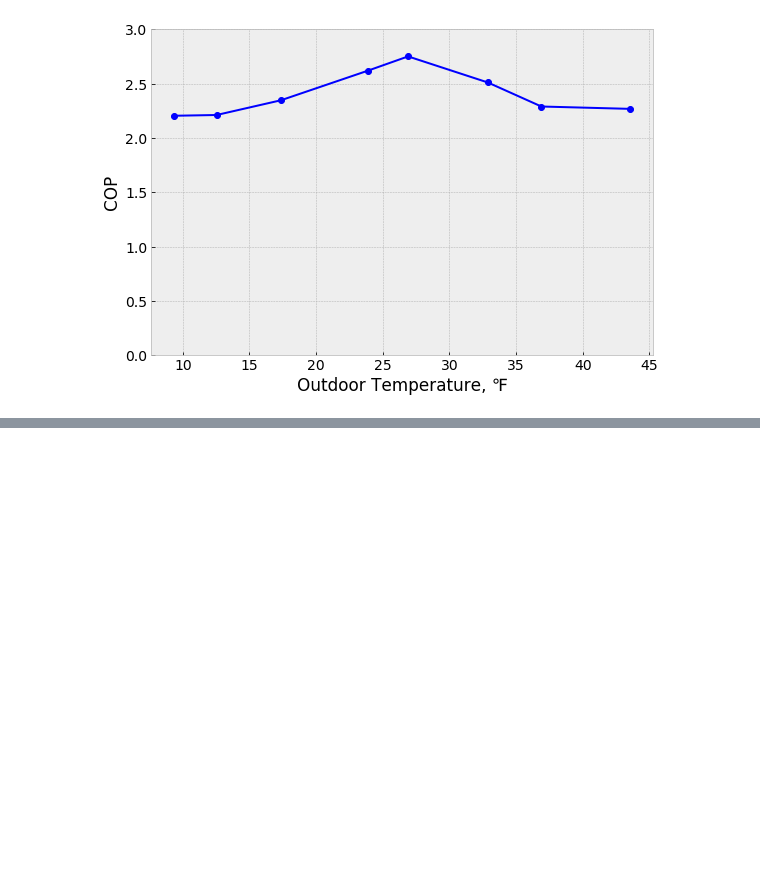
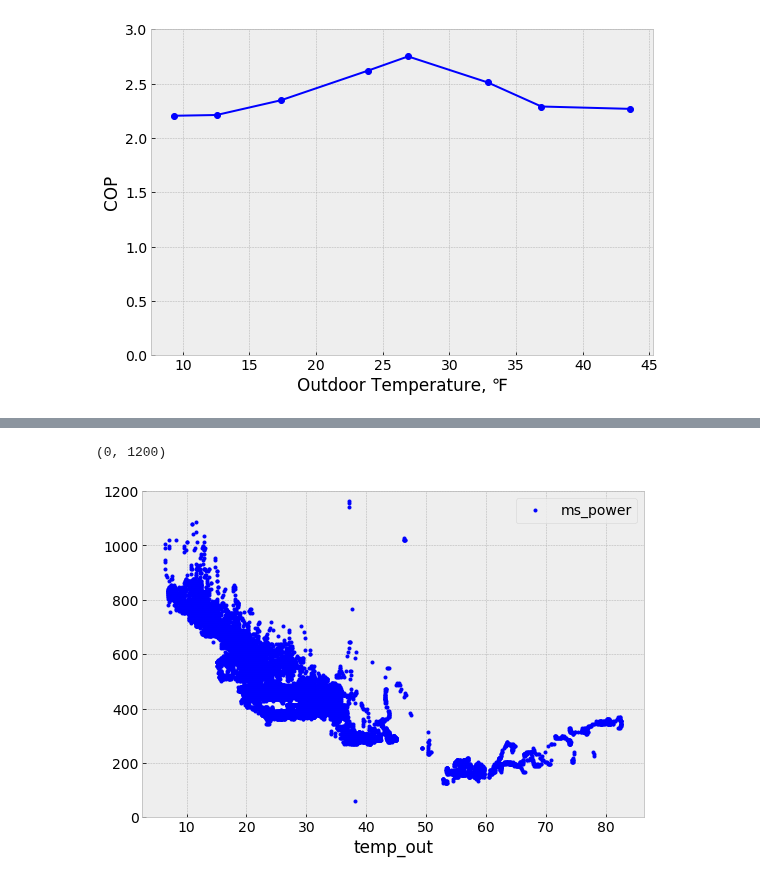
Before and after one commit to alanmitchell/heat-pump-study, a Jupyter notebook: field_studies/kaluza/kaluza.ipynb, the cells around one changed output, grey strips where cells are left out. Cells and saved outputs as stored; diff of their text form; code cells hidden in the pictures; blank space fills up the shorter version.

```diff
--- a/field_studies/kaluza/kaluza.ipynb
+++ b/field_studies/kaluza/kaluza.ipynb
@@ -383,0 +400,9 @@ dfr.to_pickle('temp_cop_kaluza.pkl')
+# %%
+dfst = df[['ms_power', 'temp_out']].copy()
+dfst_m = dfst.rolling('10min', min_periods=3).mean()
+dfst_s = dfst.rolling('10min', min_periods=3).std().drop(columns=['temp_out'])
+dfst_s.columns = ['ms_power_std']
+dfst_a = dfst.rolling('10min', min_periods=3).apply(lambda x: x[-1]).drop(columns=['temp_out'])
+dfst_a.columns = ['ms_power_actual']
+dfst = pd.concat([dfst_m, dfst_s, dfst_a], axis=1).dropna()
+dfst.head()
@@ -383,0 +416,7 @@ dfr.to_pickle('temp_cop_kaluza.pkl')
+# %%
+dff = dfst.query('ms_power > 60 and ms_power_std < 50')
+dff.plot(x='temp_out', y='ms_power', style='b.')
+ylim(0, 1200)
+# %% [output]
+(0, 1200)
+[figure, added]
```
Also changed, not shown: parts of 5 cells of this notebook, 3 other files.
